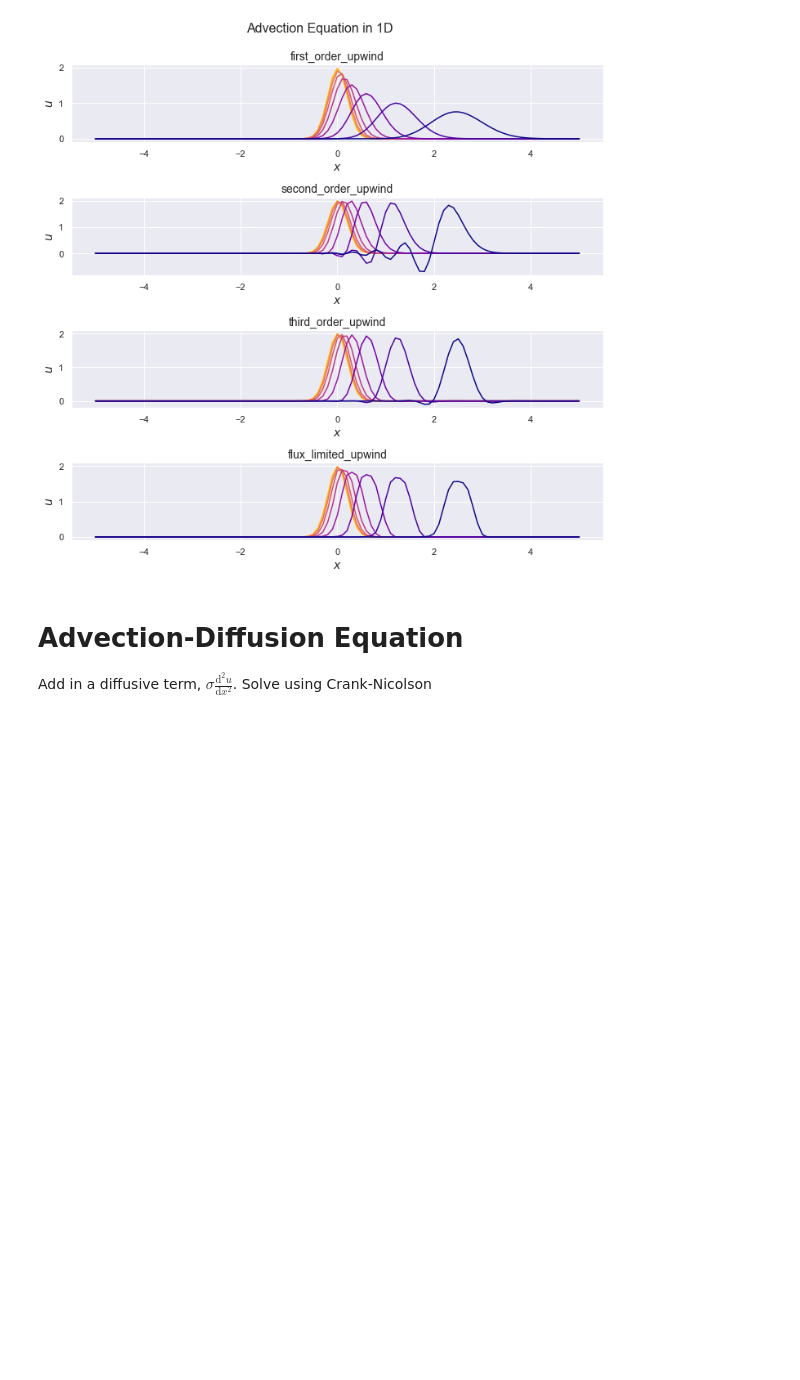
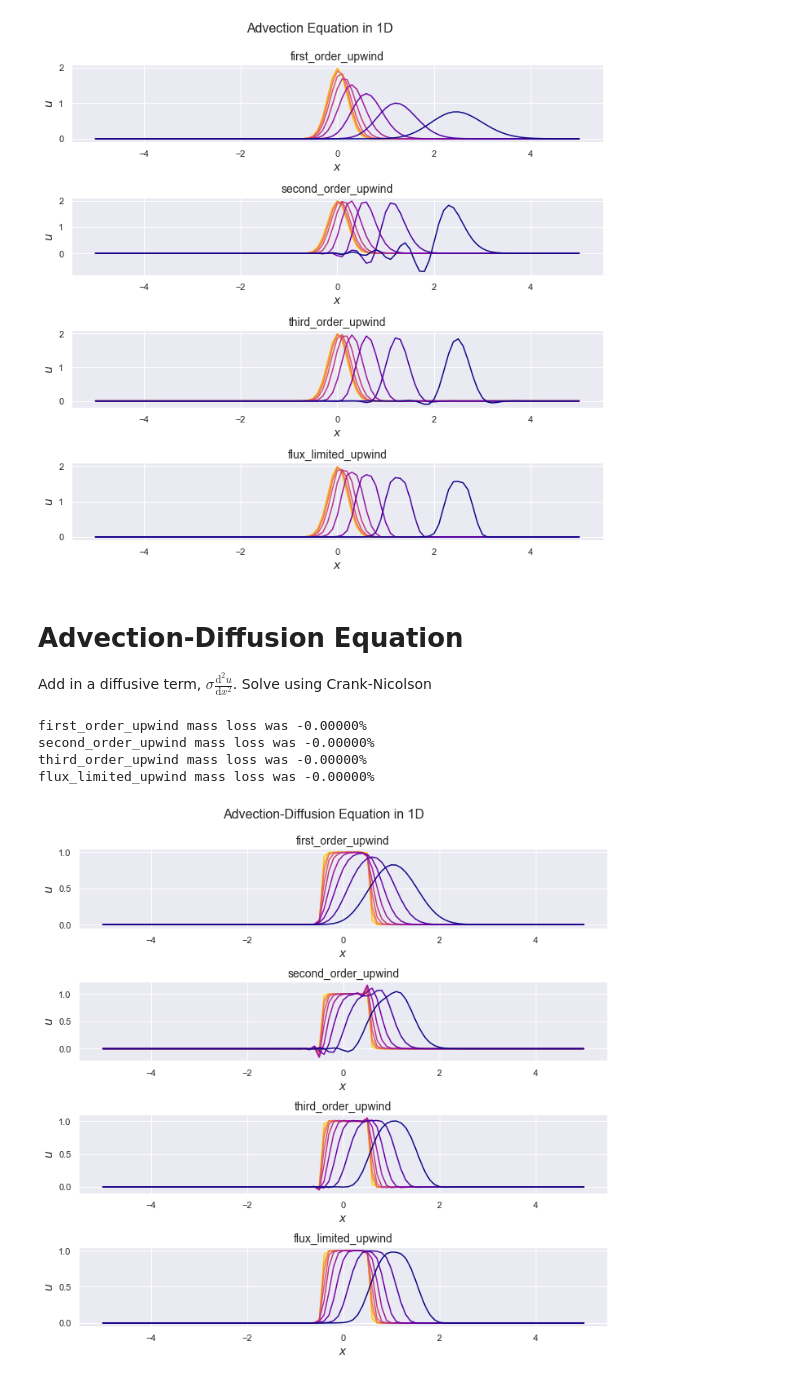
Before and after one commit to Tom271/InteractingParticleSystems, a Jupyter notebook: AdvectionConstCoeff.ipynb, the cells around one changed output. Cells and saved outputs as stored; diff of their text form; code cells hidden in the pictures; blank space fills up the shorter version.

Commit message:
Advection diffusion sorted

```diff
--- a/AdvectionConstCoeff.ipynb
+++ b/AdvectionConstCoeff.ipynb
@@ -141,0 +318,25 @@ Add in a diffusive term, $\sigma \frac{\mathrm{d}^2 u}{\mathrm{d}x^2}$. Solve us
+# %%
+colormap = plt.get_cmap('plasma')
+adv_solvers = [first_order_upwind, second_order_upwind, third_order_upwind, flux_limited_upwind]
+fig, ax = plt.subplots(len(adv_solvers), 1, figsize=(10,10))
+fig.suptitle('Advection-Diffusion Equation in 1D', fontsize=16)
+
+def block(x): return np.array([int(i>=-0.5 and i<=0.5) for i in x])
+for idx, solver in enumerate(adv_solvers):
+    adv_x, adv_sol = solve_adv_eqn(solver=solver, a=0.5, D=0.01, T_end=2, dx=0.1, dt=0.01, initial_dist=block)
+    ax[idx].set_title(solver.__name__, fontsize=14)
+    ax[idx].set_xlabel(r'$x$', fontsize=14)
+    ax[idx].set_ylabel(r'$u$', fontsize=14)
+    ax[idx].set_prop_cycle(color=[colormap(k) for k in np.linspace(1, 0, 10)])
+    for i in np.logspace(0, np.log10(np.size(adv_sol, axis=0)-1), num=10):
+        ax[idx].plot(adv_x, adv_sol[int(i),])
+plt.tight_layout(rect=[0, 0.03, 1, 0.95])
+savepath = './'
+plt.savefig(savepath+'{}.jpg'.format('upwind'), format='jpg', dpi=1000)
+plt.show()
+# %% [output]
+first_order_upwind mass loss was -0.00000%
+second_order_upwind mass loss was -0.00000%
+third_order_upwind mass loss was -0.00000%
+flux_limited_upwind mass loss was -0.00000%
+[figure, added]
```
Also changed, not shown: parts of 1 cell of this notebook, 1 other file.
